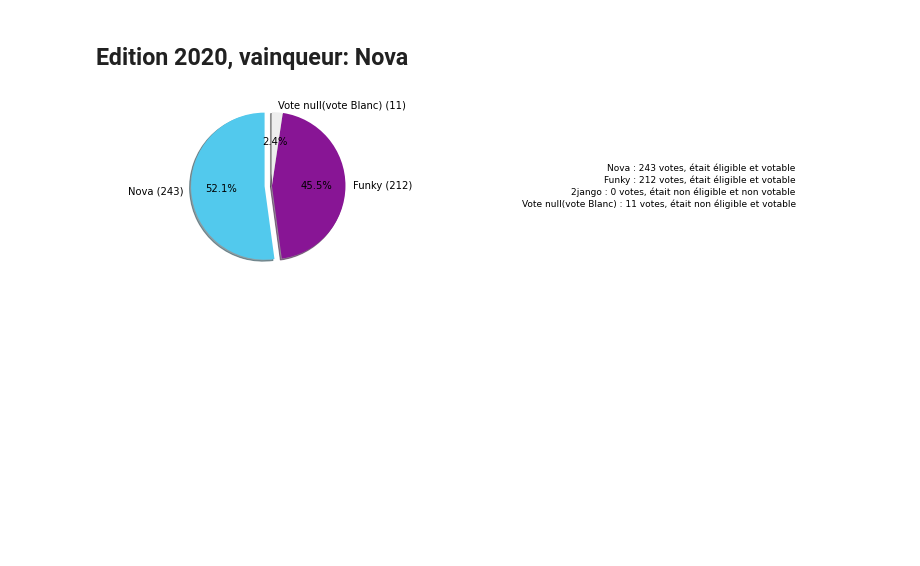
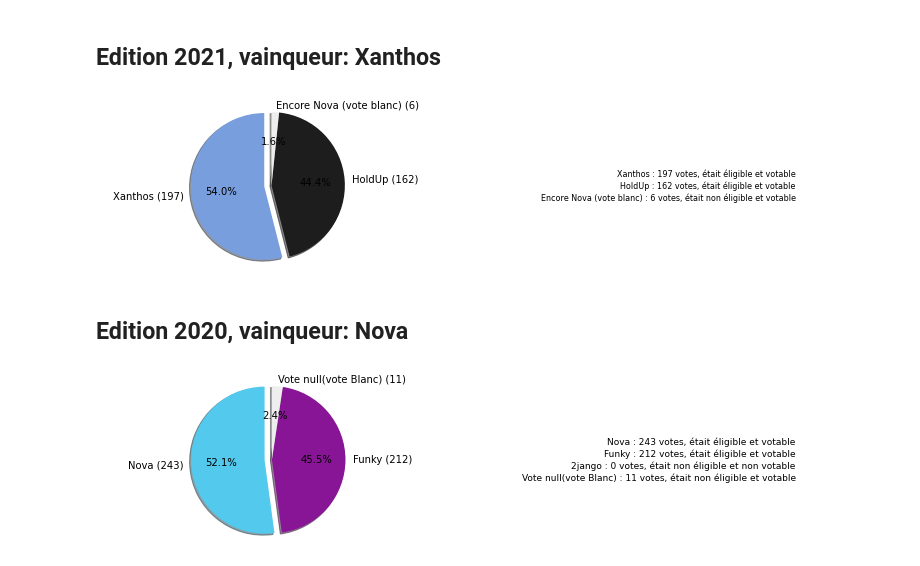
Before and after one commit to ClubNix/votix-data-esiee, a Jupyter notebook: notebooks/010-resultats-elections-bde.ipynb, the cells around one changed output. Drawn from its saved outputs; the diff is of its cells as text; code cells hidden in the pictures; blank space fills up the shorter version.

```diff
--- a/notebooks/010-resultats-elections-bde.ipynb
+++ b/notebooks/010-resultats-elections-bde.ipynb
@@ -43,3 +48,8 @@ def display_year_summary(archive):
+# %%
+display_year_summary(archives[2021])
+# %% [output]
+Edition 2021, vainqueur: Xanthos
+[figure, added]
 # %%
 display_year_summary(archives[2020])
 # %% [output]
```
Also changed, not shown: parts of 2 cells of this notebook, 1 other file.
